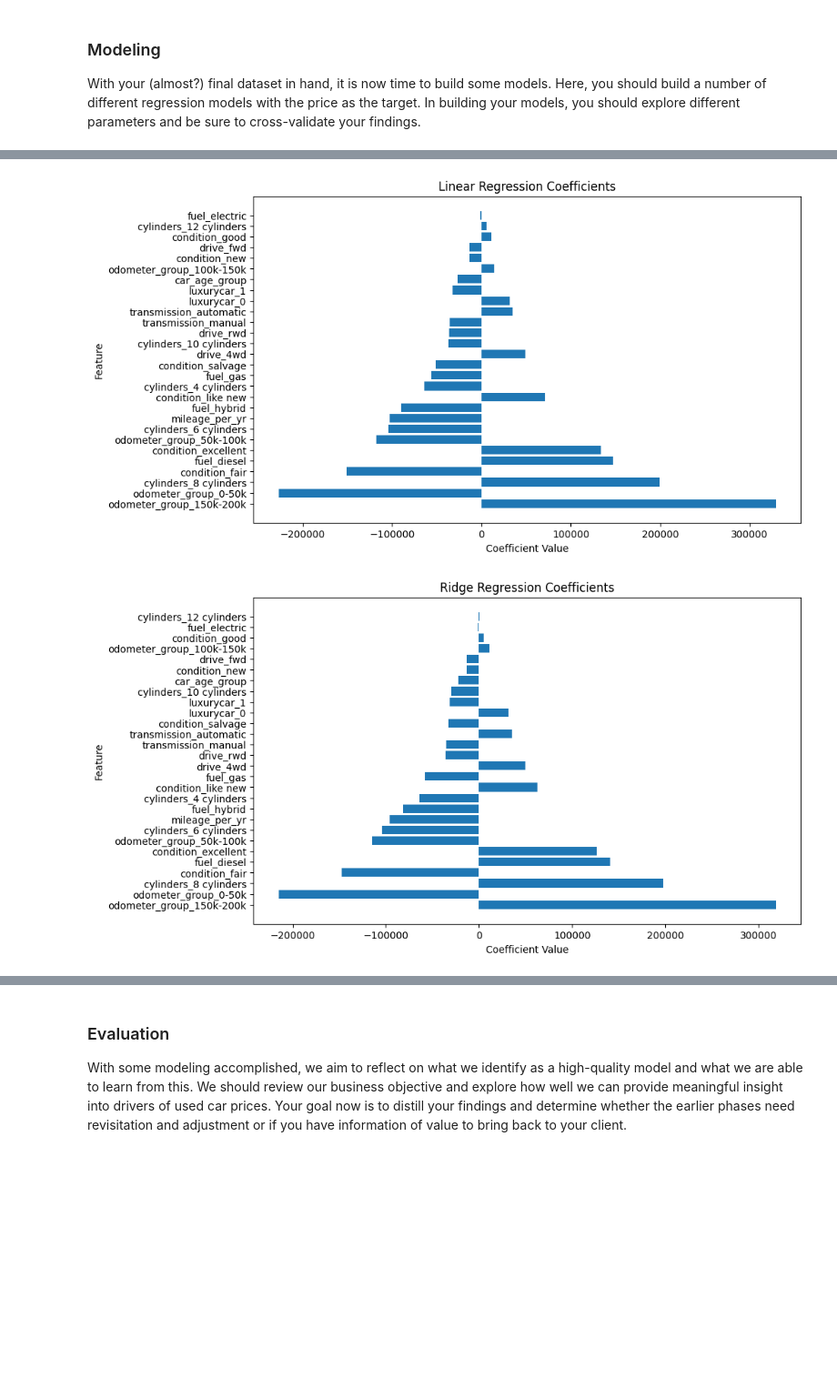
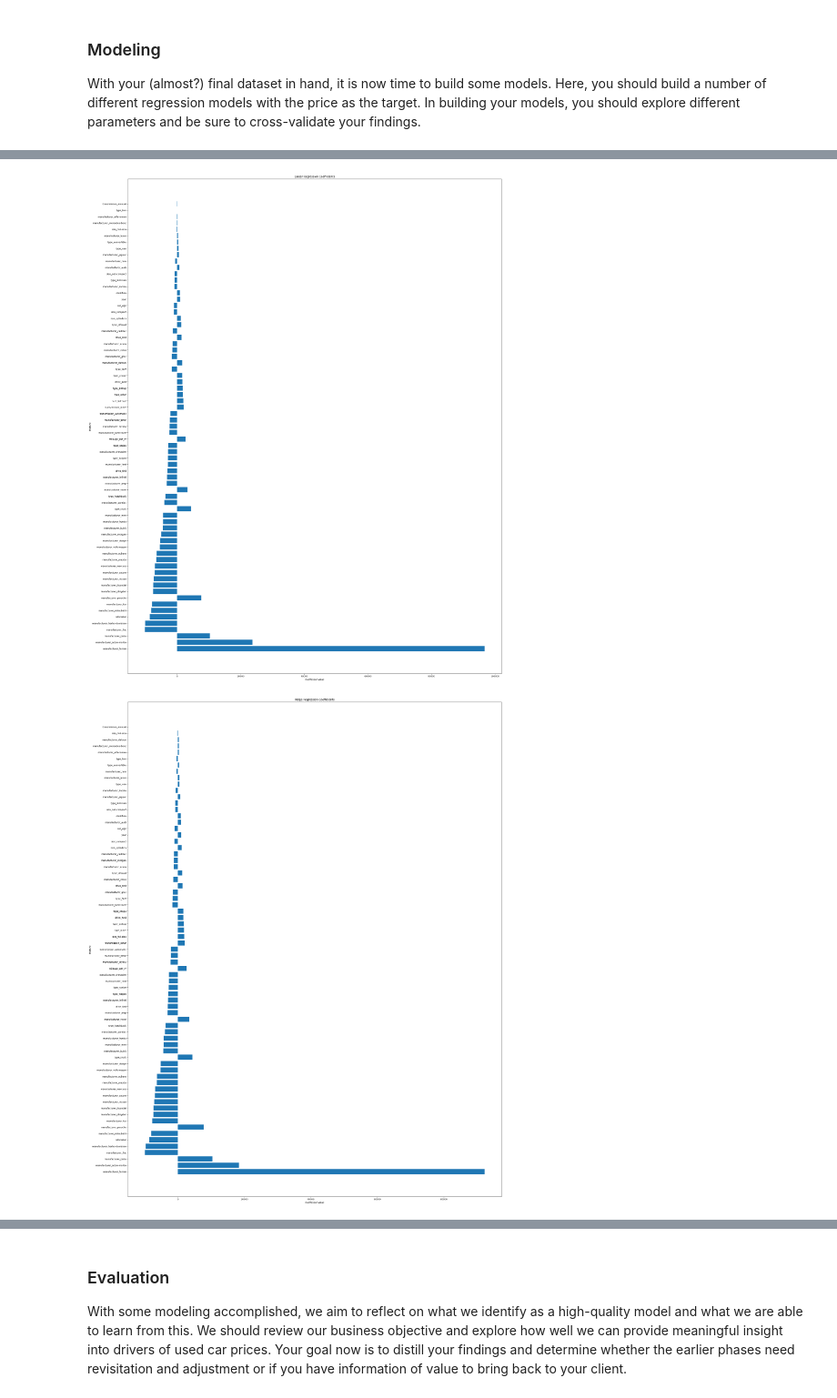
Before and after one commit to kewalre/practicalappliaction2, a Jupyter notebook: prompt_II_042625.ipynb, the cells around one changed output, grey strips where cells are left out. Shown at 91% size. Drawn from its saved outputs; the diff is of its cells as text; code cells hidden in the pictures; blank space fills up the shorter version.

```diff
--- a/prompt_II_042625.ipynb
+++ b/prompt_II_042625.ipynb
@@ -663,19 +783,21 @@ lr_model = Pipeline(steps=[
 lr_model.fit(X_train, y_train)
 y_pred_lr = lr_model.predict(X_test)
 
-# Define the parameter grid for Ridge and Lasso (alpha values)
-alpha_range = np.logspace(-2, 2, 10)
+# Set up Ridge and Lasso with GridSearchCV
+alpha_range = [0.01, 0.1, 1, 10, 100]
+
+
 
 # Ridge Regression
 ridge_model = Pipeline(steps=[
     ('preprocessor', preprocessor),
-    ('regressor', Ridge(alpha=1.0))  # alpha is the regularization strength
+    ('regressor', Ridge())  # alpha is the regularization strength
 ])
 
 # Lasso Regression
 lasso_model = Pipeline(steps=[
     ('preprocessor', preprocessor),
-    ('regressor', Lasso(alpha=1.0, max_iter=10000, tol=1e-5))  # alpha is the regularization strength
+    ('regressor', Lasso())  # alpha is the regularization strength
 ])
 
 # Set up the parameter grid for Ridge and Lasso
@@ -737,11 +859,8 @@ encoded_columns = lr_model.named_steps['preprocessor'].transformers_[1][1].named
 # Ensure "condition" is included by checking its encoding
 #condition_encoded = lr_model.named_steps['preprocessor'].transformers_[2][1].named_steps['ordinal'].categories_[0]
 #condition_column_names = [f'condition_{value}' for value in condition_encoded]
-#all_feature_names = numerical_features + list(encoded_columns) + condition_column_names + ordinal_features[1:]
+all_feature_names = numerical_features + list(encoded_columns) +  ordinal_features
 
-
-# Combine feature names into one list (numeric + categorical + ordinal)
-all_feature_names = numerical_features + list(encoded_columns)
 
 print(all_feature_names, len(all_feature_names) )
 
@@ -757,7 +876,7 @@ coef_df_lr = pd.DataFrame({
 # Sort coefficients by absolute value to find most influential features
 coef_df_lr['abs_coefficient'] = coef_df_lr['Coefficient'].abs()
 coef_df_lr = coef_df_lr.sort_values(by='abs_coefficient', ascending=False)
-coef_df_lr1 = coef_df_lr.sort_values(by='coefficient', ascending=False)
 
-print(coef_df_lr1.head(10))  # Top 10 most influential features
+
+print(coef_df_lr.head(10))  # Top 10 most influential features
 # %% [output]
@@ -781,7 +900,7 @@ print(coef_df_lr1.head(10))  # Top 10 most influential features
 encoded_columns = ridge_best_model.named_steps['preprocessor'].transformers_[1][1].named_steps['onehot'].get_feature_names_out(categorical_features)
 
 # Combine feature names into one list (numeric + categorical + ordinal)
-all_feature_names = numerical_features + list(encoded_columns)
+all_feature_names = numerical_features + list(encoded_columns) +  ordinal_features
 
 # Ensure the length of all_feature_names matches the number of coefficients
 assert len(all_feature_names) == len(ridge_coefficients), "Feature length does not match coefficient length."
@@ -816,7 +935,7 @@ print(coef_df_ridge.head(10))  # Top 10 most influential features
 encoded_columns = lasso_best_model.named_steps['preprocessor'].transformers_[1][1].named_steps['onehot'].get_feature_names_out(categorical_features)
 
 # Combine feature names into one list (numeric + categorical + ordinal)
-all_feature_names = numerical_features + list(encoded_columns)
+all_feature_names = numerical_features + list(encoded_columns) +  ordinal_features
 
 # Ensure the length of all_feature_names matches the number of coefficients
 assert len(all_feature_names) == len(lasso_coefficients), "Feature length does not match coefficient length."
@@ -878,31 +997,31 @@ Top Features for Linear Regression
 # %%
 import matplotlib.pyplot as plt
 
 
 
 # Plot the coefficients for Linear Regression
-plt.figure(figsize=(10, 6))
+plt.figure(figsize=(30, 40))
 plt.barh(coef_df_lr['Feature'], coef_df_lr['Coefficient'])
 plt.title('Linear Regression Coefficients')
 plt.xlabel('Coefficient Value')
 plt.ylabel('Feature')
 plt.show()
 
 # Plot the coefficients for Ridge
-plt.figure(figsize=(10, 6))
+plt.figure(figsize=(30, 40))
 plt.barh(coef_df_ridge['Feature'], coef_df_ridge['Coefficient'])
 plt.title('Ridge Regression Coefficients')
 plt.xlabel('Coefficient Value')
 plt.ylabel('Feature')
 plt.show()
 
 # Plot the coefficients for Lasso
-plt.figure(figsize=(10, 6))
+plt.figure(figsize=(30, 40))
 plt.barh(coef_df_lasso['Feature'], coef_df_lasso['Coefficient'])
 plt.title('Lasso Regression Coefficients')
 plt.xlabel('Coefficient Value')
 plt.ylabel('Feature')
 plt.show()
 # %% [output]
-[figure, old version]
+[figure, new version]
-[figure, old version]
+[figure, new version]
```
Also changed, not shown: parts of 51 cells of this notebook.
